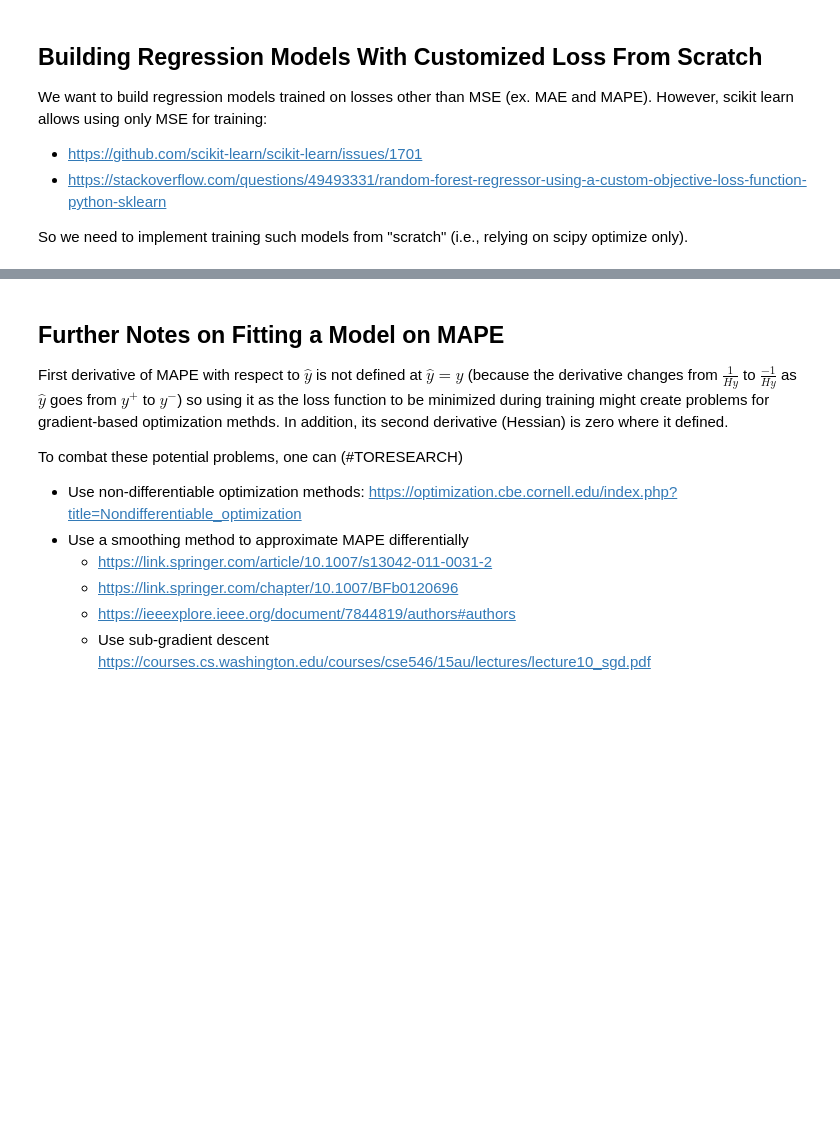
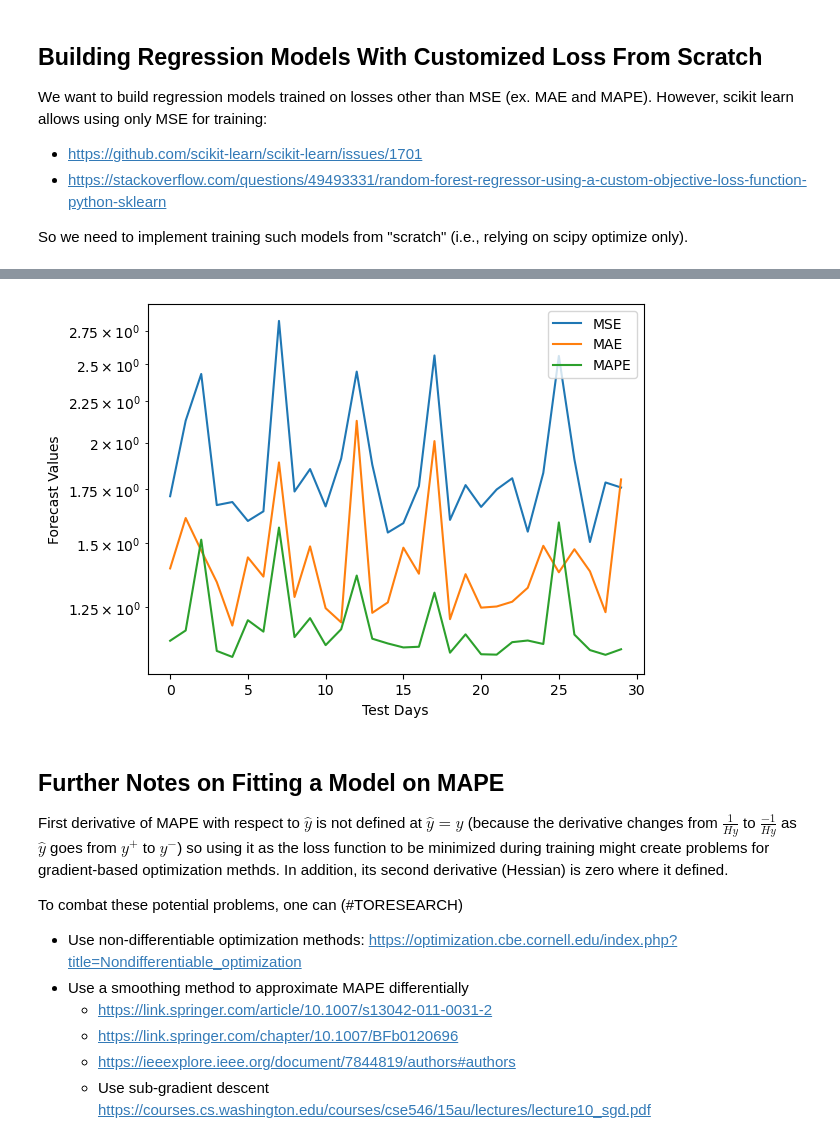
Before and after one commit to mtorabirad/MLBoost, a Jupyter notebook: Episode8/Episode8Main.ipynb, the cells around one changed output, grey strips where cells are left out. Saved outputs shown, nothing was run; the diff lists cells and outputs as text; code cells hidden in the pictures; blank space fills up the shorter version.

```diff
--- a/Episode8/Episode8Main.ipynb
+++ b/Episode8/Episode8Main.ipynb
@@ -239,3 +349,19 @@ plt.show()
+# %%
+
+
+plt.plot(mse_forecast.flatten(), label='MSE')
+plt.plot(mae_forecast.flatten(), label='MAE')
+plt.plot(mape_forecast.flatten(), label='MAPE')
+
+plt.xlabel('Test Days')
+plt.ylabel('Forecast Values')
+
+plt.legend()
+plt.yscale("log")
+
+plt.show()
+# %% [output]
+[figure, added]
 # %% [markdown]
 
 <a name="Further-Notes-on-Fitting-a-Model-on-MAPE"></a>
```
Also changed, not shown: parts of 22 cells of this notebook, 3 other files.
